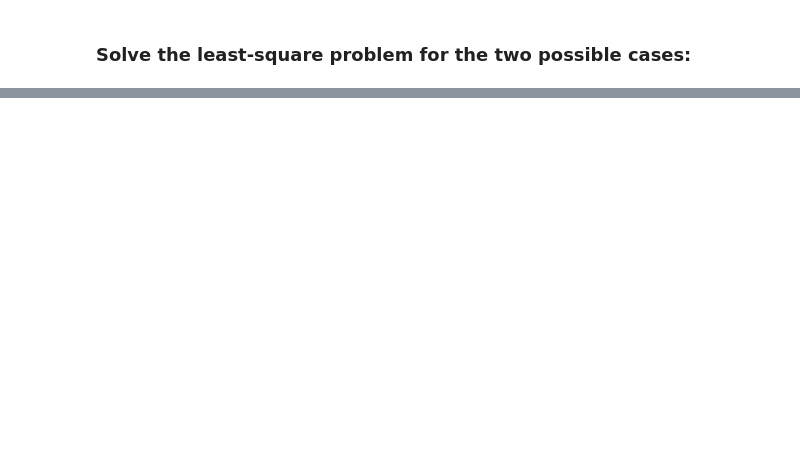
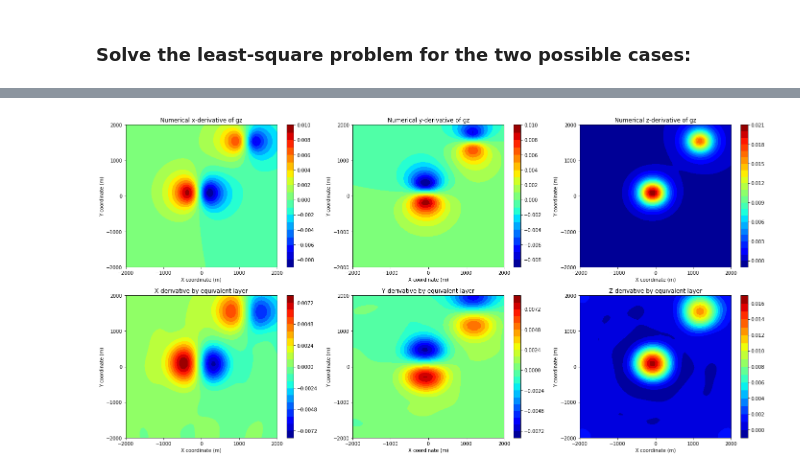
Before and after one commit to nelsondelimar/master, a Jupyter notebook: equivalent-layer_grav.ipynb, the cells around one changed output, grey strips where cells are left out. Cells and saved outputs as stored; diff of their text form; code cells hidden in the pictures; blank space fills up the shorter version.

Commit message:
Notebook for equivalent layer in gravity case

```diff
--- a/equivalent-layer_grav.ipynb
+++ b/equivalent-layer_grav.ipynb
@@ -152,0 +160,10 @@ pyplot.show()
+# %%
+# In Y
+yi = prism_gz(xo, yo - delta, zo, dike1) + prism_gz(xo, yo - delta, zo, dike2)
+yf = prism_gz(xo, yo + delta, zo, dike1) + prism_gz(xo, yo + delta, zo, dike2)
+diffy = (yf - yi)/(2.*delta)
+# %%
+# In X
+zi = prism_gz(xo, yo, zo - 0.1*delta, dike1) + prism_gz(xo, yo, zo - 0.1*delta, dike2)
+zf = prism_gz(xo, yo, zo + 0.1*delta, dike1) + prism_gz(xo, yo, zo + 0.1*delta, dike2)
+diffz = (zf - zi)/(2.*0.1*delta)
@@ -152,0 +173,73 @@ pyplot.show()
+# %%
+gzx, gzy, gzz = mat_grav_gz_xyz(xo, yo, zo, eqlayer)
+# %%
+# Computing the tensor elements
+gzx_predicted = numpy.dot(gzx, vec)
+gzy_predicted = numpy.dot(gzy, vec)
+gzz_predicted = numpy.dot(gzz, vec)
+# %%
+pyplot.figure(figsize=(24, 12))
+
+pyplot.subplot(2, 3, 1)
+pyplot.contourf(xo.reshape(ndata,ndata), yo.reshape(ndata,ndata),
+                diffx.reshape(ndata,ndata), 20, cmap = pyplot.cm.jet)
+pyplot.title('Numerical x-derivative of gz')
+pyplot.xlabel('X coordinate (m)')
+pyplot.ylabel('Y coordinate (m)')
+pyplot.xticks(numpy.linspace(xo.min(), xo.max(), 5))
+pyplot.yticks(numpy.linspace(yo.min(), yo.max(), 5))
+pyplot.colorbar()
+
+pyplot.subplot(2, 3, 2)
+pyplot.contourf(xo.reshape(ndata,ndata), yo.reshape(ndata,ndata),
+                diffy.reshape(ndata,ndata), 20, cmap = pyplot.cm.jet)
+pyplot.title('Numerical y-derivative of gz')
+pyplot.xlabel('X coordinate (m)')
+pyplot.ylabel('Y coordinate (m)')
+pyplot.xticks(numpy.linspace(xo.min(), xo.max(), 5))
+pyplot.yticks(numpy.linspace(yo.min(), yo.max(), 5))
+pyplot.colorbar()
+
+pyplot.subplot(2, 3, 3)
+pyplot.contourf(xo.reshape(ndata,ndata), yo.reshape(ndata,ndata),
+                diffz.reshape(ndata,ndata), 20, cmap = pyplot.cm.jet)
+pyplot.title('Numerical z-derivative of gz')
+pyplot.xlabel('X coordinate (m)')
+pyplot.ylabel('Y coordinate (m)')
+pyplot.xticks(numpy.linspace(xo.min(), xo.max(), 5))
+pyplot.yticks(numpy.linspace(yo.min(), yo.max(), 5))
+pyplot.colorbar()
+
+pyplot.subplot(2, 3, 4)
+pyplot.contourf(xo.reshape(ndata,ndata), yo.reshape(ndata,ndata),
+                gzx_predicted.reshape(ndata,ndata), 20, cmap = pyplot.cm.jet)
+pyplot.title('X-derivative by equivalent layer')
+pyplot.xlabel('X coordinate (m)')
+pyplot.ylabel('Y coordinate (m)')
+pyplot.xticks(numpy.linspace(xo.min(), xo.max(), 5))
+pyplot.yticks(numpy.linspace(yo.min(), yo.max(), 5))
+pyplot.colorbar()
+
+pyplot.subplot(2, 3, 5)
+pyplot.contourf(xo.reshape(ndata,ndata), yo.reshape(ndata,ndata),
+                gzy_predicted.reshape(ndata,ndata), 20, cmap = pyplot.cm.jet)
+pyplot.title('Y-derivative by equivalent layer')
+pyplot.xlabel('X coordinate (m)')
+pyplot.ylabel('Y coordinate (m)')
+pyplot.xticks(numpy.linspace(xo.min(), xo.max(), 5))
+pyplot.yticks(numpy.linspace(yo.min(), yo.max(), 5))
+pyplot.colorbar()
+
+pyplot.subplot(2, 3, 6)
+pyplot.contourf(xo.reshape(ndata,ndata), yo.reshape(ndata,ndata),
+                gzz_predicted.reshape(ndata,ndata), 20, cmap = pyplot.cm.jet)
+pyplot.title('Z-derivative by equivalent layer')
+pyplot.xlabel('X coordinate (m)')
+pyplot.ylabel('Y coordinate (m)')
+pyplot.xticks(numpy.linspace(xo.min(), xo.max(), 5))
+pyplot.yticks(numpy.linspace(yo.min(), yo.max(), 5))
+pyplot.colorbar()
+
+pyplot.show()
+# %% [output]
+[figure, added]
```
Also changed, not shown: parts of 23 cells of this notebook.
